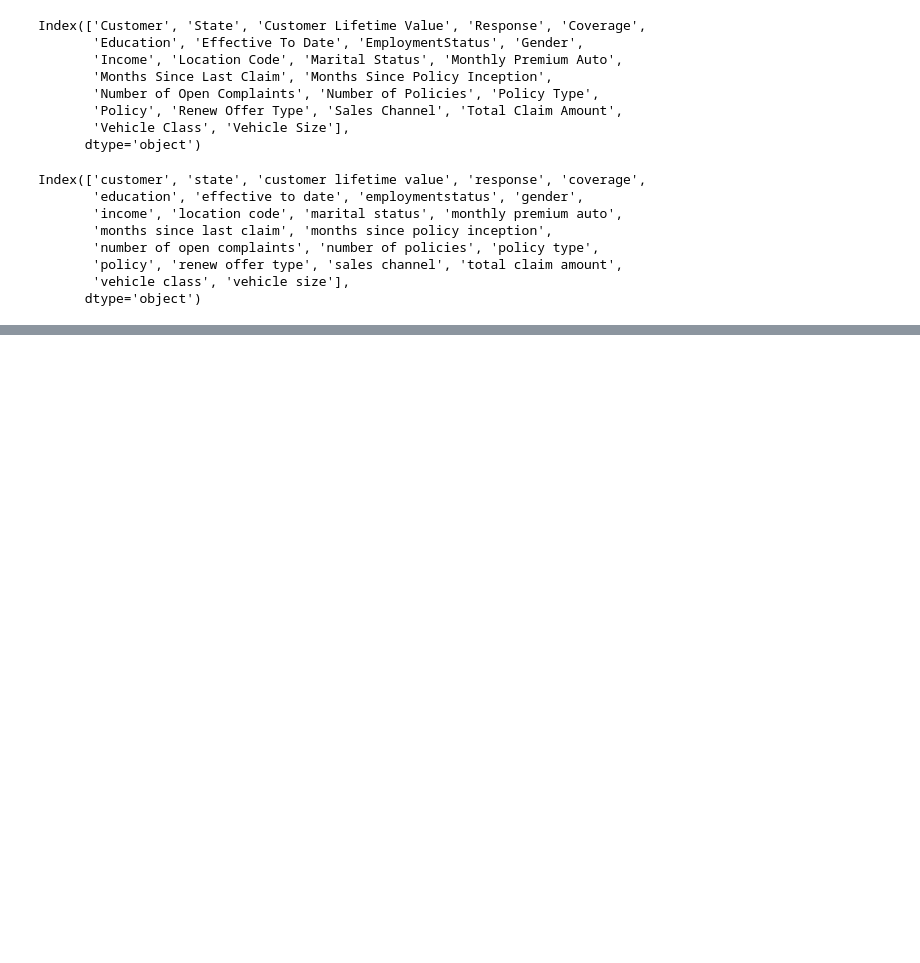
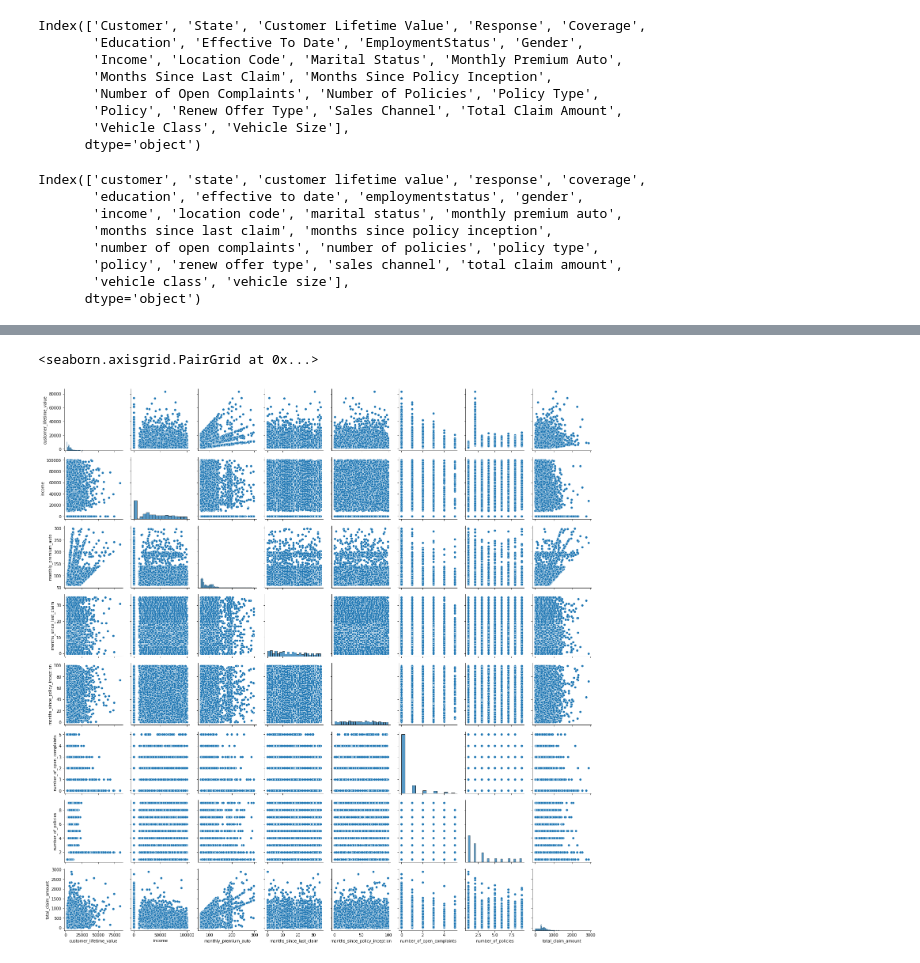
Before and after one commit to tonyhathuc/lab-customer-analysis-predicting-claim-amount-with-ML, a Jupyter notebook: Customer_Analysis_Predicting_Claim_Amount_with_ML.ipynb, the cells around one changed output, grey strips where cells are left out. Saved outputs shown, nothing was run; the diff lists cells and outputs as text; code cells hidden in the pictures; blank space fills up the shorter version.

```diff
--- a/Customer_Analysis_Predicting_Claim_Amount_with_ML.ipynb
+++ b/Customer_Analysis_Predicting_Claim_Amount_with_ML.ipynb
@@ -233,0 +312,5 @@ plt.show()
+# %%
+sns.pairplot(X_num, kind="scatter")
+# %% [output]
+<seaborn.axisgrid.PairGrid at 0x...>
+[figure, added]
```
Also changed, not shown: parts of 87 cells of this notebook.
